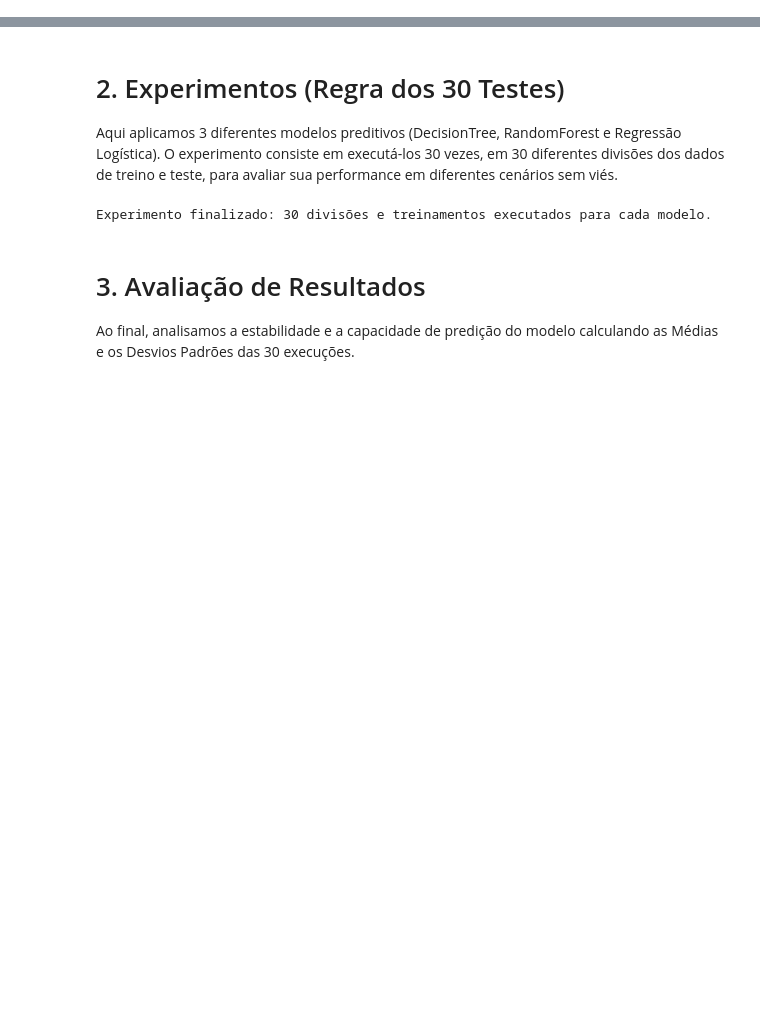
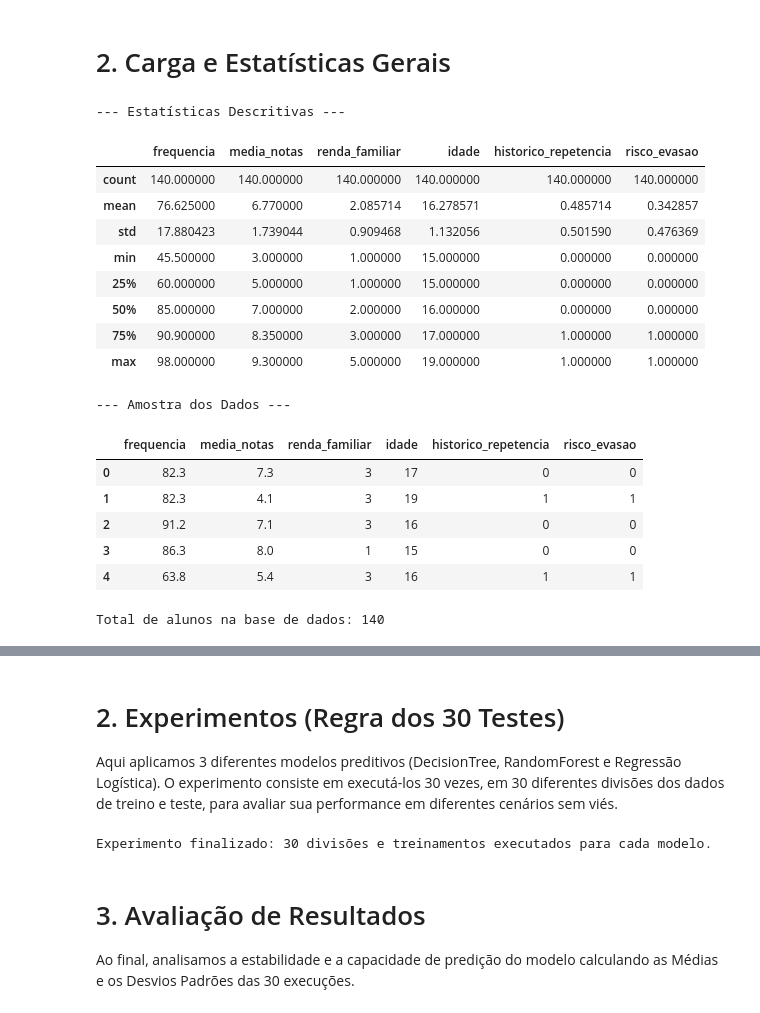
Before and after one commit to gustavomouradevbr/NextStep-Academy, a Jupyter notebook: analise_dados.ipynb, the cells around one changed output, grey strips where cells are left out. Drawn from its saved outputs; the diff is of its cells as text; code cells hidden in the pictures; blank space fills up the shorter version.

```diff
--- a/analise_dados.ipynb
+++ b/analise_dados.ipynb
@@ -3,0 +21,34 @@ Nesta seção, realizamos a leitura dos dados, exibimos as características das
+# %% [markdown]
+# 2. Carga e Estatísticas Gerais
+# %%
+df = pd.read_csv('instances/estudantes.csv')
+
+# Padroniza nomes das colunas
+df.columns = df.columns.str.strip().str.lower()
+
+print("--- Estatísticas Descritivas ---")
+display(df.describe())
+
+print("\n--- Amostra dos Dados ---")
+display(df.head())
+
+print(f"\nTotal de alunos na base de dados: {len(df)}")
+# %% [output]
+--- Estatísticas Descritivas ---
+|  | frequencia | media_notas | renda_familiar | idade | historico_repetencia | risco_evasao |
+| count | 140.000000 | 140.000000 | 140.000000 | 140.000000 | 140.000000 | 140.000000 |
+| mean | 76.625000 | 6.770000 | 2.085714 | 16.278571 | 0.485714 | 0.342857 |
+| std | 17.880423 | 1.739044 | 0.909468 | 1.132056 | 0.501590 | 0.476369 |
+| min | 45.500000 | 3.000000 | 1.000000 | 15.000000 | 0.000000 | 0.000000 |
+| 25% | 60.000000 | 5.000000 | 1.000000 | 15.000000 | 0.000000 | 0.000000 |
+| 50% | 85.000000 | 7.000000 | 2.000000 | 16.000000 | 0.000000 | 0.000000 |
+| 75% | 90.900000 | 8.350000 | 3.000000 | 17.000000 | 1.000000 | 1.000000 |
+| max | 98.000000 | 9.300000 | 5.000000 | 19.000000 | 1.000000 | 1.000000 |
+--- Amostra dos Dados ---
+|  | frequencia | media_notas | renda_familiar | idade | historico_repetencia | risco_evasao |
+| 0 | 82.3 | 7.3 | 3 | 17 | 0 | 0 |
+| 1 | 82.3 | 4.1 | 3 | 19 | 1 | 1 |
+| 2 | 91.2 | 7.1 | 3 | 16 | 0 | 0 |
+| 3 | 86.3 | 8.0 | 1 | 15 | 0 | 0 |
+| 4 | 63.8 | 5.4 | 3 | 16 | 1 | 1 |
+Total de alunos na base de dados: 140
```
Also changed, not shown: parts of 28 cells of this notebook, 8 other files.
